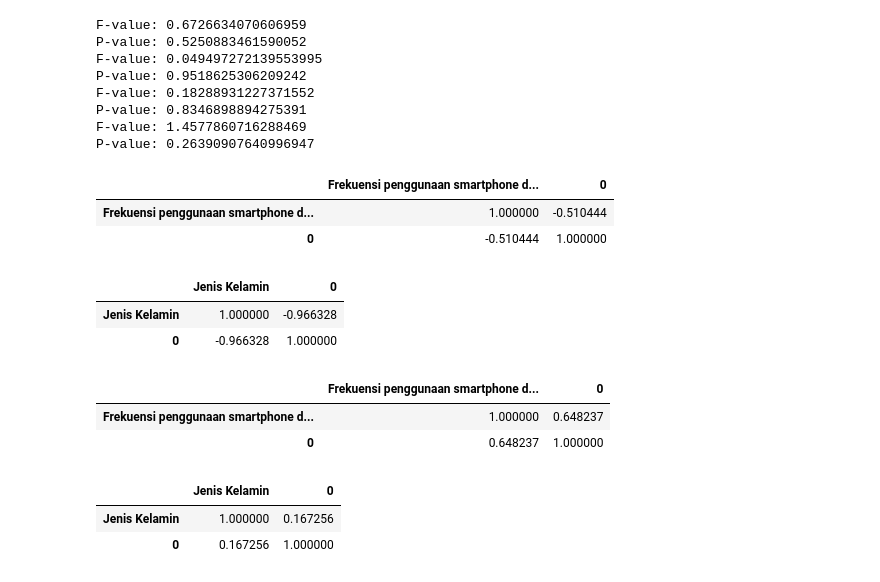
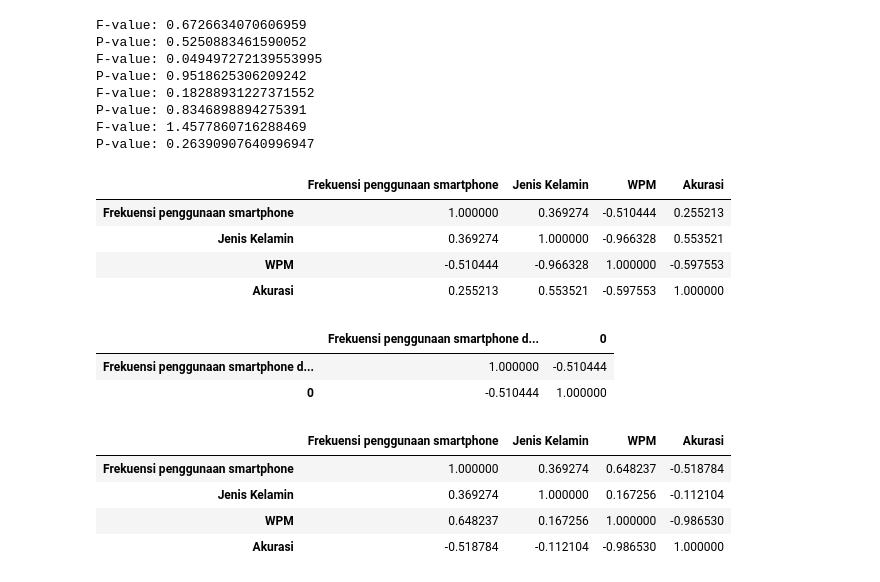
Before and after one commit to tdimk2023p/final-project-bahybintang, a Jupyter notebook: code/main.ipynb, the cells around one changed output. Drawn from its saved outputs; the diff is of its cells as text; code cells hidden in the pictures.

Commit message:
add correlation code

```diff
--- a/code/main.ipynb
+++ b/code/main.ipynb
@@ -297,6 +297,23 @@ P-value: 0.26390907640996947
 # %%
 df_gender = df['Jenis Kelamin']
 df_frequency = df['Frekuensi penggunaan smartphone dalam sehari']
+# %%
+# Correlation between frequency and WPM in Indonesia (Non-Swipe)
+combined_indo_nswipe = pd.concat(
+    [df_frequency, df_gender, df_indo_nswipe_wpm_mean, df_indo_nswipe_acc_mean], axis=1)
+combined_indo_nswipe['Frekuensi penggunaan smartphone dalam sehari'].replace(
+    {'Kurang dari 1 jam': 1, '1-2 jam': 2, '3-4 jam': 3, '5-6 jam': 4, '7-8 jam': 5, 'Lebih dari 8 jam': 6}, inplace=True)
+combined_indo_nswipe['Jenis Kelamin'].replace(
+    {'Laki-laki': 1, 'Perempuan': 2}, inplace=True)
+combined_indo_nswipe.rename({'Frekuensi penggunaan smartphone dalam sehari':
+                           'Frekuensi penggunaan smartphone', 0: 'WPM', 1: 'Akurasi'}, axis=1, inplace=True)
+combined_indo_nswipe.corr(method='pearson')
+# %% [output]
+|  | Frekuensi penggunaan smartphone | Jenis Kelamin | WPM | Akurasi |
+| Frekuensi penggunaan smartphone | 1.000000 | 0.369274 | -0.510444 | 0.255213 |
+| Jenis Kelamin | 0.369274 | 1.000000 | -0.966328 | 0.553521 |
+| WPM | -0.510444 | -0.966328 | 1.000000 | -0.597553 |
+| Akurasi | 0.255213 | 0.553521 | -0.597553 | 1.000000 |
 # %%
 # Correlation between frequency and WPM in Indonesian (Non-Swipe)
 combined_indo_nswipe = pd.concat(
@@ -308,36 +325,20 @@ combined_indo_nswipe.corr()
 |  | Frekuensi penggunaan smartphone d... | 0 |
 | Frekuensi penggunaan smartphone d... | 1.000000 | -0.510444 |
 | 0 | -0.510444 | 1.000000 |
-# %%
-# Correlation between gender and WPM in Indonesian (Non-Swipe)
-combined_indo_nswipe = pd.concat(
-    [df_gender, df_indo_nswipe_wpm_mean], axis=1)
-combined_indo_nswipe['Jenis Kelamin'].replace(
-    {'Laki-laki': 1, 'Perempuan': 2}, inplace=True)
-combined_indo_nswipe.corr()
-# %% [output]
-|  | Jenis Kelamin | 0 |
-| Jenis Kelamin | 1.000000 | -0.966328 |
-| 0 | -0.966328 | 1.000000 |
 # %%
 # Correlation between frequency and WPM in English (Non-Swipe)
 combined_eng_nswipe = pd.concat(
-    [df_frequency, df_eng_nswipe_wpm_mean], axis=1)
+    [df_frequency, df_gender, df_eng_nswipe_wpm_mean, df_eng_nswipe_acc_mean], axis=1)
 combined_eng_nswipe['Frekuensi penggunaan smartphone dalam sehari'].replace(
     {'Kurang dari 1 jam': 1, '1-2 jam': 2, '3-4 jam': 3, '5-6 jam': 4, '7-8 jam': 5, 'Lebih dari 8 jam': 6}, inplace=True)
-combined_eng_nswipe.corr()
+combined_eng_nswipe['Jenis Kelamin'].replace(
+    {'Laki-laki': 1, 'Perempuan': 2}, inplace=True)
+combined_eng_nswipe.rename({'Frekuensi penggunaan smartphone dalam sehari':
+                           'Frekuensi penggunaan smartphone', 0: 'WPM', 1: 'Akurasi'}, axis=1, inplace=True)
+combined_eng_nswipe.corr(method='pearson')
 # %% [output]
-|  | Frekuensi penggunaan smartphone d... | 0 |
-| Frekuensi penggunaan smartphone d... | 1.000000 | 0.648237 |
-| 0 | 0.648237 | 1.000000 |
+|  | Frekuensi penggunaan smartphone | Jenis Kelamin | WPM | Akurasi |
+| Frekuensi penggunaan smartphone | 1.000000 | 0.369274 | 0.648237 | -0.518784 |
+| Jenis Kelamin | 0.369274 | 1.000000 | 0.167256 | -0.112104 |
+| WPM | 0.648237 | 0.167256 | 1.000000 | -0.986530 |
+| Akurasi | -0.518784 | -0.112104 | -0.986530 | 1.000000 |
-# %%
-# Correlation between gender and WPM in English (Non-Swipe)
-combined_eng_nswipe = pd.concat(
-    [df_gender, df_eng_nswipe_wpm_mean], axis=1)
-combined_eng_nswipe['Jenis Kelamin'].replace(
-    {'Laki-laki': 1, 'Perempuan': 2}, inplace=True)
-combined_eng_nswipe.corr()
-# %% [output]
-|  | Jenis Kelamin | 0 |
-| Jenis Kelamin | 1.000000 | 0.167256 |
-| 0 | 0.167256 | 1.000000 |
```
Also changed, not shown: parts of 1 cell of this notebook, 2 other files.
